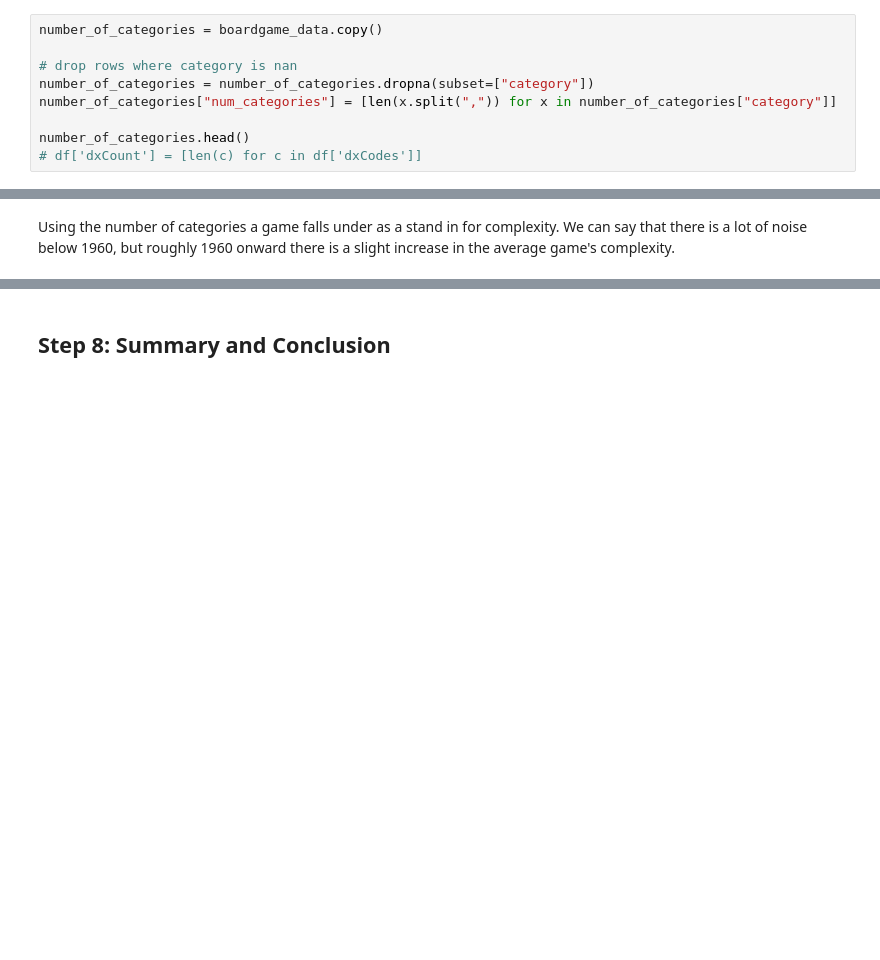
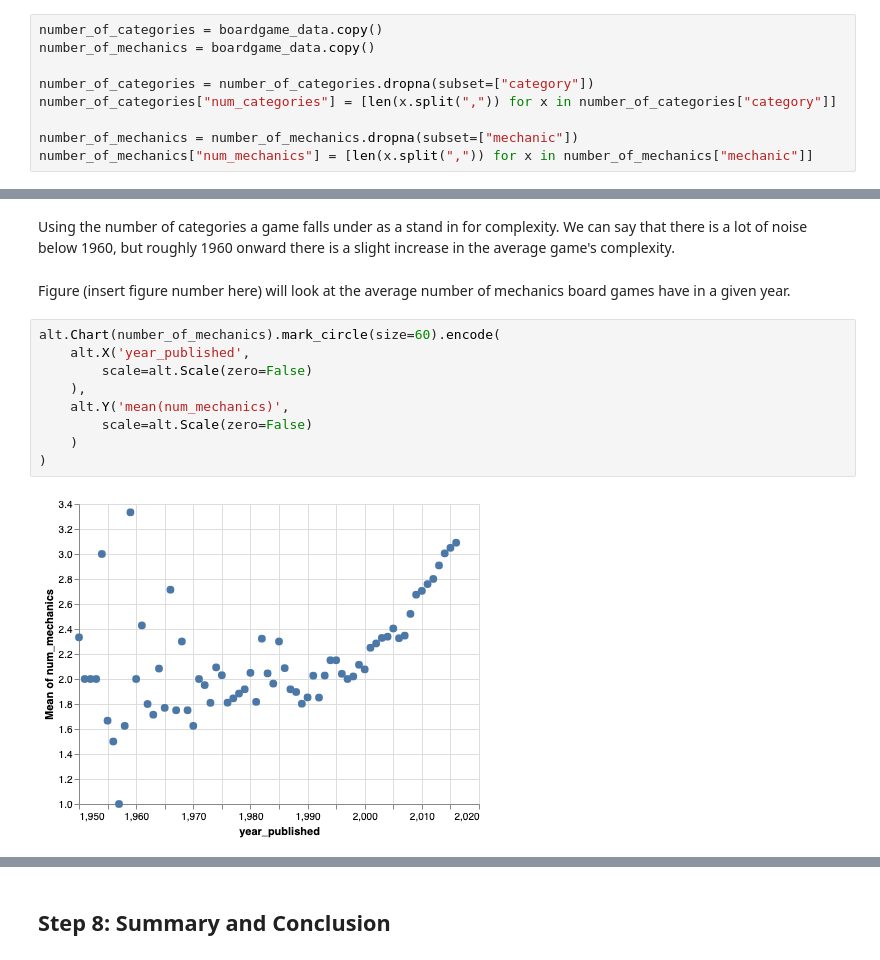
Before and after one commit to ubco-mds-2020-labs/data-550-project2-group-14, a Jupyter notebook: boardgame_EDA_2.ipynb, the cells around one changed output, grey strips where cells are left out. Drawn from its saved outputs; the diff is of its cells as text; blank space fills up the shorter version.

Commit message:
add 2 more plots and 1 follow up question

```diff
--- a/boardgame_EDA_2.ipynb
+++ b/boardgame_EDA_2.ipynb
@@ -191,10 +191,10 @@ features_df_2 = features_df[(features_df['max_players'] < 20)].copy()
 features_df_3 = features_df_2[(features_df_2['min_playtime'] <= 1000) & (features_df_2['max_playtime'] <= 2000)].copy()
 # %%
 number_of_categories = boardgame_data.copy()
+number_of_mechanics = boardgame_data.copy()
 
-# drop rows where category is nan
 number_of_categories = number_of_categories.dropna(subset=["category"])
 number_of_categories["num_categories"] = [len(x.split(",")) for x in number_of_categories["category"]]
 
-number_of_categories.head()
-# df['dxCount'] = [len(c) for c in df['dxCodes']]
+number_of_mechanics = number_of_mechanics.dropna(subset=["mechanic"])
+number_of_mechanics["num_mechanics"] = [len(x.split(",")) for x in number_of_mechanics["mechanic"]]
@@ -326,3 +314,16 @@ alt.Chart(number_of_categories).mark_circle(size=60).encode(
 [figure]
 # %% [markdown]
 Using the number of categories a game falls under as a stand in for complexity. We can say that there is a lot of noise below 1960, but roughly 1960 onward there is a slight increase in the average game's complexity.
+# %% [markdown]
+Figure (insert figure number here) will look at the average number of mechanics board games have in a given year.
+# %%
+alt.Chart(number_of_mechanics).mark_circle(size=60).encode(
+    alt.X('year_published',
+        scale=alt.Scale(zero=False)
+    ),
+    alt.Y('mean(num_mechanics)',
+        scale=alt.Scale(zero=False)
+    )
+)
+# %% [output]
+[figure, added]
```
Also changed, not shown: parts of 7 cells of this notebook.
